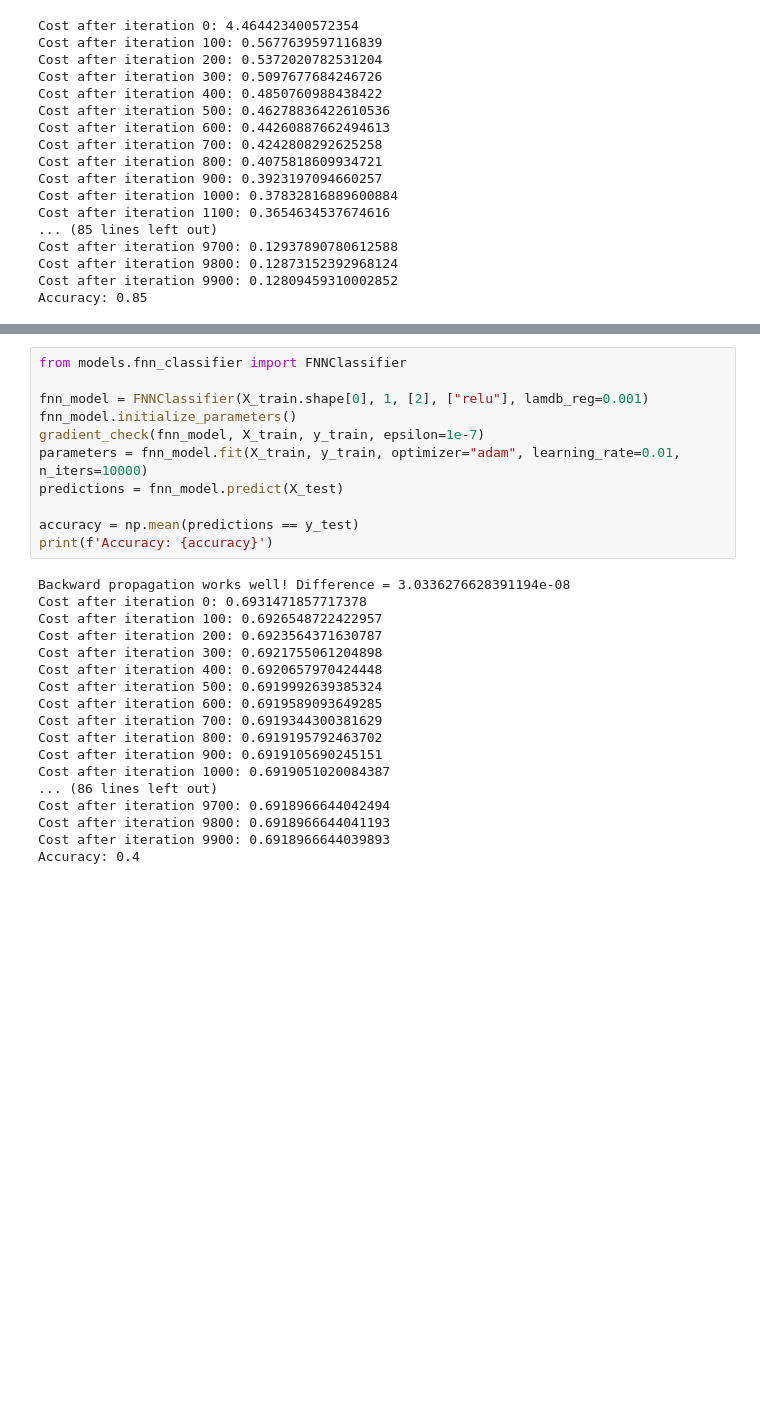
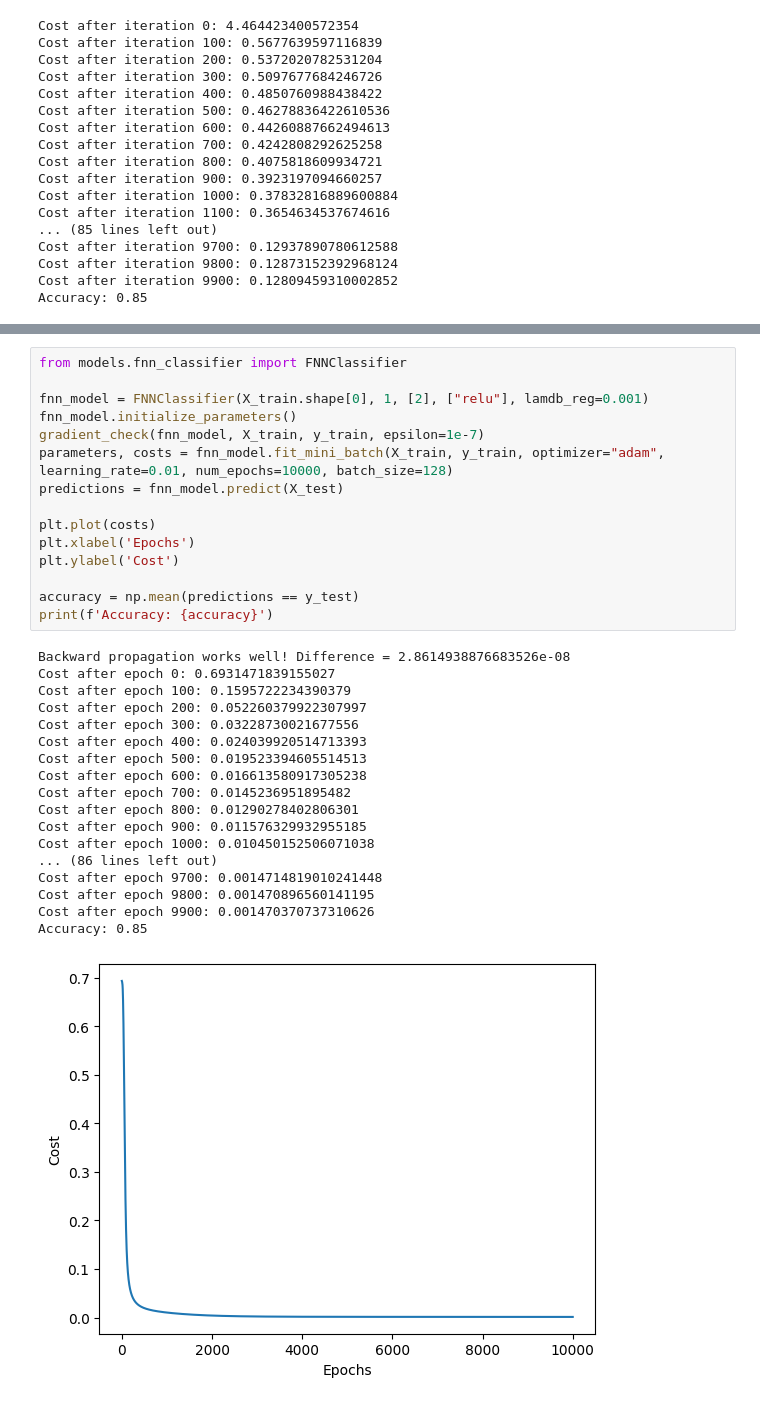
Before and after one commit to MiguelGarcaoSilva/FNN-Numpy, a Jupyter notebook: casestudy.ipynb, the cells around one changed output, grey strips where cells are left out. Drawn from its saved outputs; the diff is of its cells as text; blank space fills up the shorter version.

```diff
--- a/casestudy.ipynb
+++ b/casestudy.ipynb
@@ -112,29 +111,34 @@ Accuracy: 0.85
 # %%
 from models.fnn_classifier import FNNClassifier
 
 fnn_model = FNNClassifier(X_train.shape[0], 1, [2], ["relu"], lamdb_reg=0.001)
 fnn_model.initialize_parameters()
 gradient_check(fnn_model, X_train, y_train, epsilon=1e-7)
-parameters = fnn_model.fit(X_train, y_train, optimizer="adam", learning_rate=0.01, n_iters=10000)
+parameters, costs = fnn_model.fit_mini_batch(X_train, y_train, optimizer="adam", learning_rate=0.01, num_epochs=10000, batch_size=128)
 predictions = fnn_model.predict(X_test)
+
+plt.plot(costs)
+plt.xlabel('Epochs')
+plt.ylabel('Cost')
 
 accuracy = np.mean(predictions == y_test)
 print(f'Accuracy: {accuracy}')
 # %% [output]
-Backward propagation works well! Difference = 3.0336276628391194e-08
-Cost after iteration 0: 0.6931471857717378
-Cost after iteration 100: 0.6926548722422957
-Cost after iteration 200: 0.6923564371630787
-Cost after iteration 300: 0.6921755061204898
-Cost after iteration 400: 0.6920657970424448
-Cost after iteration 500: 0.6919992639385324
-Cost after iteration 600: 0.6919589093649285
-Cost after iteration 700: 0.6919344300381629
-Cost after iteration 800: 0.6919195792463702
-Cost after iteration 900: 0.6919105690245151
-Cost after iteration 1000: 0.6919051020084387
+Backward propagation works well! Difference = 2.8614938876683526e-08
+Cost after epoch 0: 0.6931471839155027
+Cost after epoch 100: 0.1595722234390379
+Cost after epoch 200: 0.052260379922307997
+Cost after epoch 300: 0.03228730021677556
+Cost after epoch 400: 0.024039920514713393
+Cost after epoch 500: 0.019523394605514513
+Cost after epoch 600: 0.016613580917305238
+Cost after epoch 700: 0.0145236951895482
+Cost after epoch 800: 0.01290278402806301
+Cost after epoch 900: 0.011576329932955185
+Cost after epoch 1000: 0.010450152506071038
 ... (86 lines left out)
-Cost after iteration 9700: 0.6918966644042494
-Cost after iteration 9800: 0.6918966644041193
-Cost after iteration 9900: 0.6918966644039893
-Accuracy: 0.4
+Cost after epoch 9700: 0.0014714819010241448
+Cost after epoch 9800: 0.001470896560141195
+Cost after epoch 9900: 0.001470370737310626
+Accuracy: 0.85
+[figure, added]
```
Also changed, not shown: parts of 2 cells of this notebook, 1 other file.
